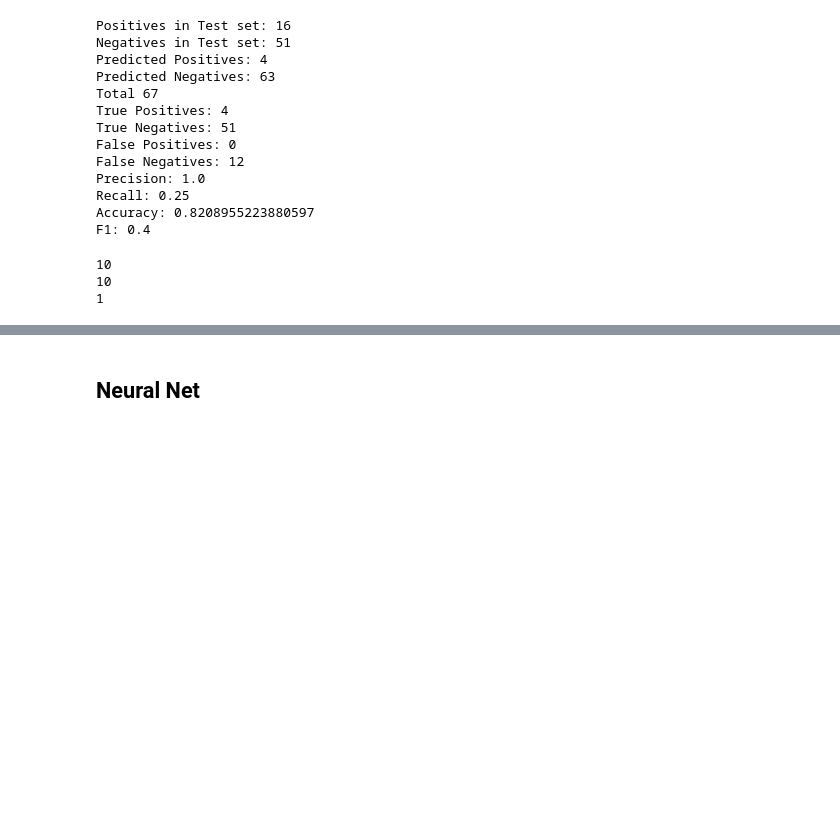
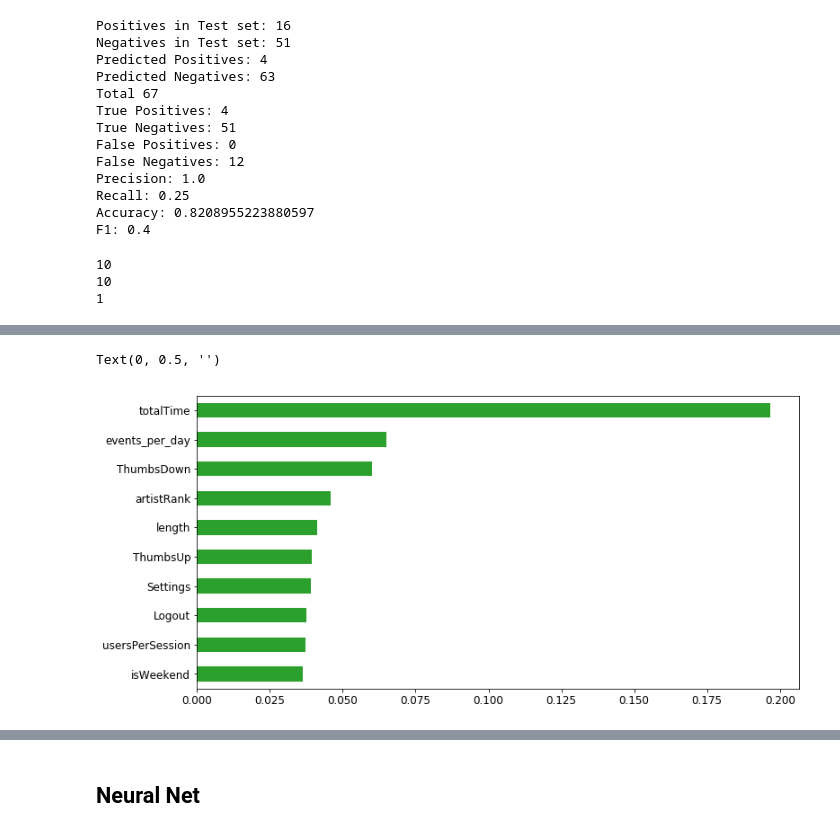
Before and after one commit to pedro-hf/sparkify, a Jupyter notebook: Sparkify.ipynb, the cells around one changed output, grey strips where cells are left out. Drawn from its saved outputs; the diff is of its cells as text; code cells hidden in the pictures; blank space fills up the shorter version.

```diff
--- a/Sparkify.ipynb
+++ b/Sparkify.ipynb
@@ -883,3 +932,8 @@ print(bestModel_rf.stages[1]._java_obj.getMinInstancesPerNode())
 10
 10
 1
+# %%
+coefs = pd.DataFrame([features, list(bestModel_rf.stages[1].featureImportances)],
+                     index=['feature','feat.Imp']).T.set_index('feature').sort_values('feat.Imp')
+idx = list(coefs.index[-10:])
+coefs.loc[idx].style.bar(subset=['feat.Imp'], color=['#d65f5f', '#5fba7d'], align='mid')
@@ -885,0 +953,9 @@ print(bestModel_rf.stages[1]._java_obj.getMinInstancesPerNode())
+# %%
+fig, ax = plt.subplots(figsize=(12, 6))
+coefs['c'] = coefs['feat.Imp'] > 0
+coefs['color'] = coefs.c.map({True: 'tab:green', False: 'tab:red'})
+coefs.loc[idx]['feat.Imp'].plot.barh(color=coefs.loc[idx]['color'], fontsize=12, legend=False)
+ax.set_ylabel('')
+# %% [output]
+Text(0, 0.5, '')
+[figure, added]
```
Also changed, not shown: parts of 10 cells of this notebook, 5 other files.
